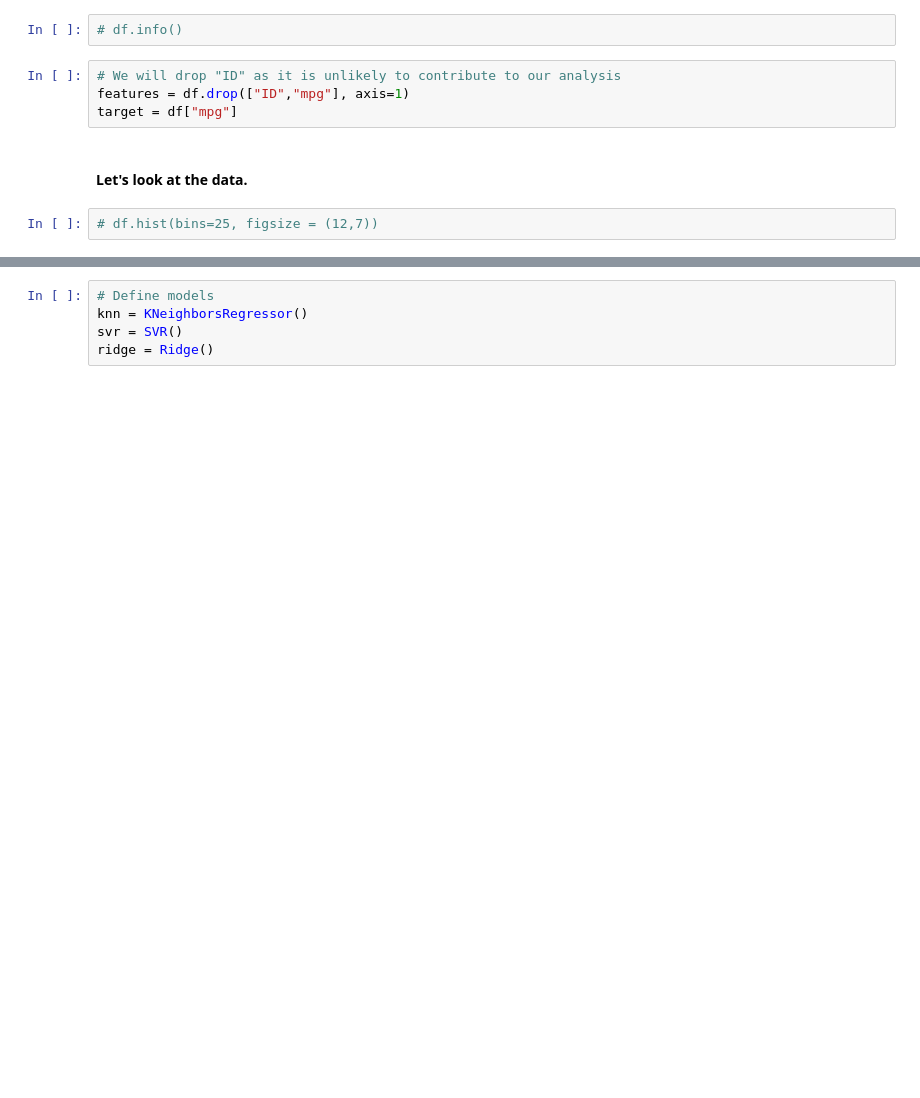
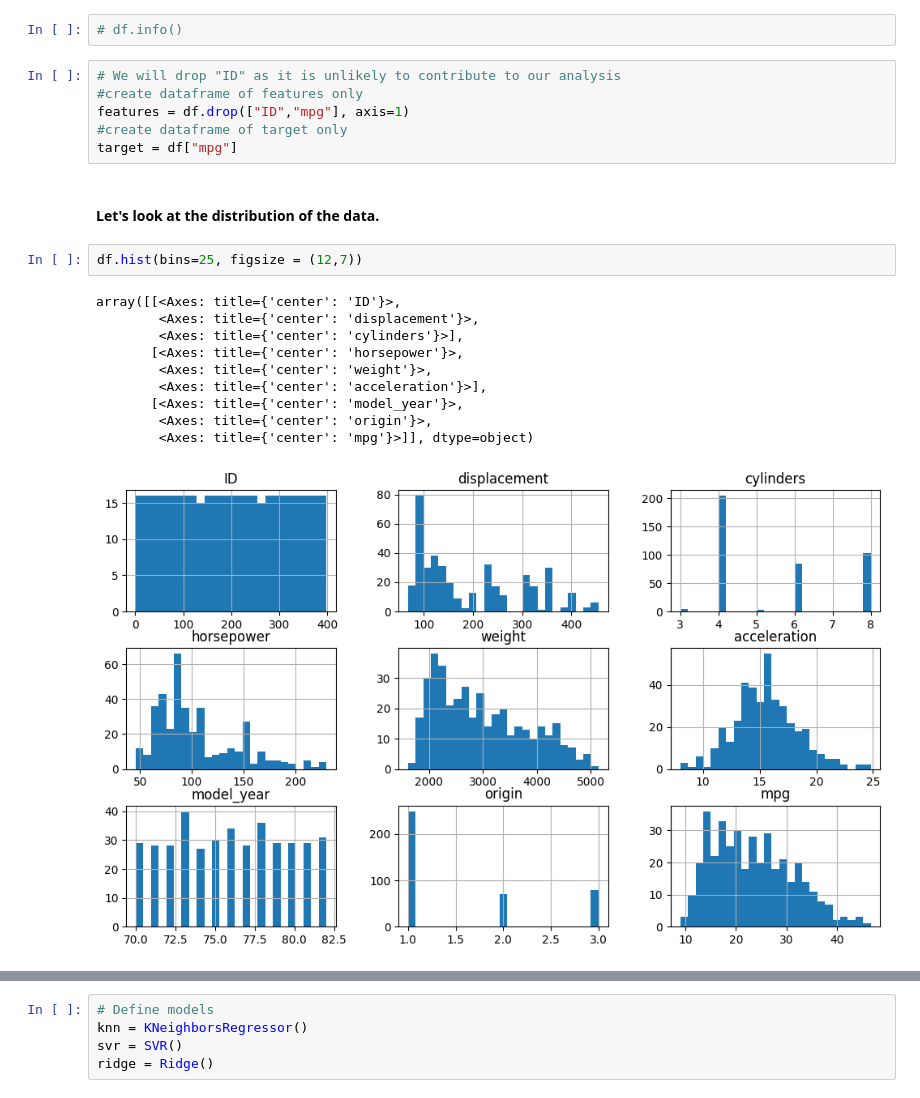
Before and after one commit to York-Solutions-B2E/auto_reg_group-Kavitha_Luke_Marcus-, a Jupyter notebook: Auto_Regression.ipynb, the cells around one changed output, grey strips where cells are left out. Drawn from its saved outputs; the diff is of its cells as text; blank space fills up the shorter version.

```diff
--- a/Auto_Regression.ipynb
+++ b/Auto_Regression.ipynb
@@ -49,10 +70,23 @@ df = data.copy()
 # df.info()
 # %%
 # We will drop "ID" as it is unlikely to contribute to our analysis
+#create dataframe of features only
 features = df.drop(["ID","mpg"], axis=1)
+#create dataframe of target only
 target = df["mpg"]
 # %% [markdown]
-#### Let's look at the data.
+#### Let's look at the distribution of the data.
 # %%
-# df.hist(bins=25, figsize = (12,7))
+df.hist(bins=25, figsize = (12,7))
+# %% [output]
+array([[<Axes: title={'center': 'ID'}>,
+        <Axes: title={'center': 'displacement'}>,
+        <Axes: title={'center': 'cylinders'}>],
+       [<Axes: title={'center': 'horsepower'}>,
+        <Axes: title={'center': 'weight'}>,
+        <Axes: title={'center': 'acceleration'}>],
+       [<Axes: title={'center': 'model_year'}>,
+        <Axes: title={'center': 'origin'}>,
+        <Axes: title={'center': 'mpg'}>]], dtype=object)
+[figure, added]
 # %%
```
Also changed, not shown: parts of 30 cells of this notebook, 1 other file.
